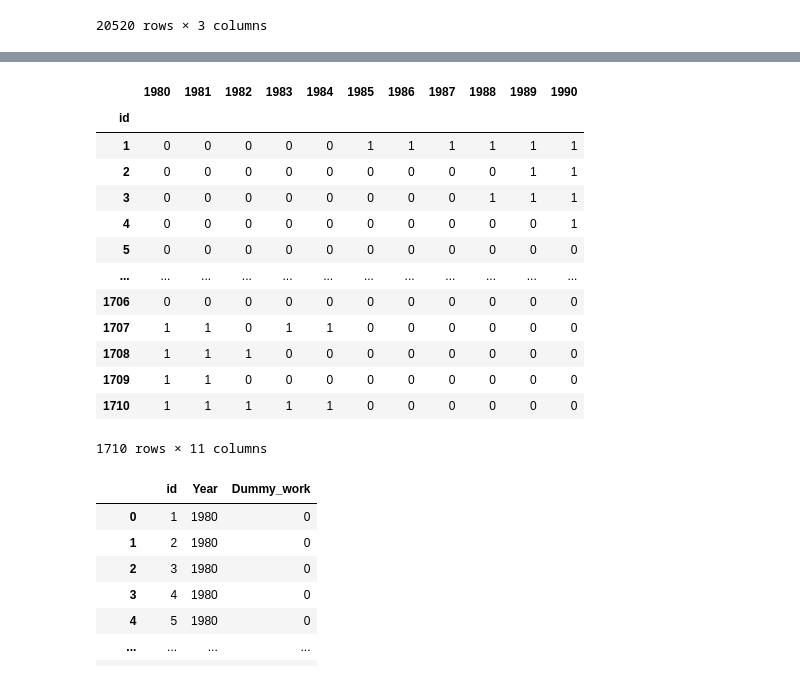
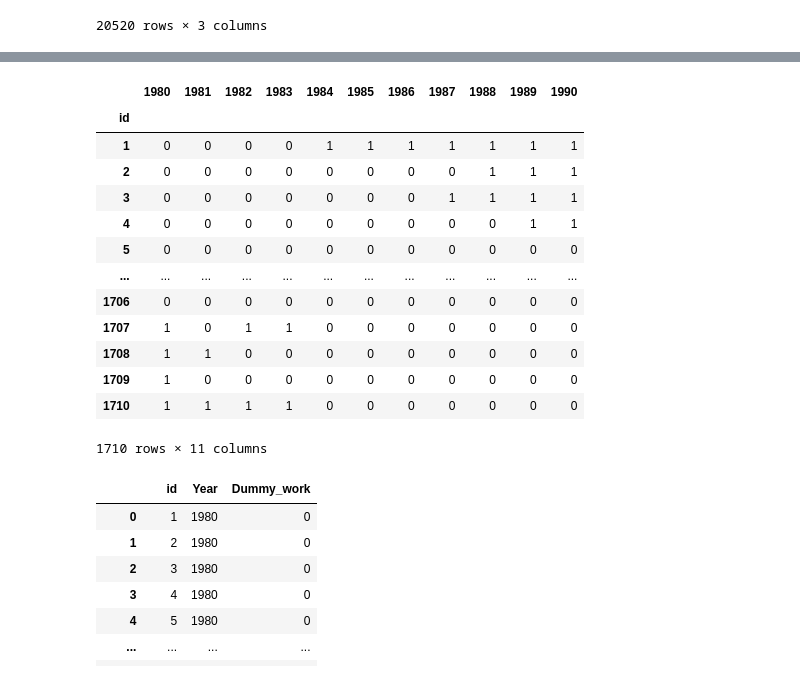
Before and after one commit to fls808/Dynamic-Programming, a Jupyter notebook: Data.ipynb, the cells around one changed output, grey strips where cells are left out. Cells and saved outputs as stored; diff of their text form; code cells hidden in the pictures.

```diff
--- a/Data.ipynb
+++ b/Data.ipynb
@@ -233,20 +252,22 @@ panel_exp
 # %%
-dummy_work = (exp.diff(axis=1).iloc[:, 1:] == 1).astype(int)
+shifted_exp = exp.shift(-1,axis=1)
+
+dummy_work = (shifted_exp.diff(axis=1).iloc[:, 1:] == 1).astype(int)
 dummy_work
 # %% [output]
 |  | 1980 | 1981 | 1982 | 1983 | 1984 | 1985 | 1986 | 1987 | 1988 | 1989 | 1990 |
 | id |  |  |  |  |  |  |  |  |  |  |  |
-| 1 | 0 | 0 | 0 | 0 | 0 | 1 | 1 | 1 | 1 | 1 | 1 |
-| 2 | 0 | 0 | 0 | 0 | 0 | 0 | 0 | 0 | 0 | 1 | 1 |
-| 3 | 0 | 0 | 0 | 0 | 0 | 0 | 0 | 0 | 1 | 1 | 1 |
-| 4 | 0 | 0 | 0 | 0 | 0 | 0 | 0 | 0 | 0 | 0 | 1 |
+| 1 | 0 | 0 | 0 | 0 | 1 | 1 | 1 | 1 | 1 | 1 | 1 |
+| 2 | 0 | 0 | 0 | 0 | 0 | 0 | 0 | 0 | 1 | 1 | 1 |
+| 3 | 0 | 0 | 0 | 0 | 0 | 0 | 0 | 1 | 1 | 1 | 1 |
+| 4 | 0 | 0 | 0 | 0 | 0 | 0 | 0 | 0 | 0 | 1 | 1 |
 | 5 | 0 | 0 | 0 | 0 | 0 | 0 | 0 | 0 | 0 | 0 | 0 |
 | ... | ... | ... | ... | ... | ... | ... | ... | ... | ... | ... | ... |
 | 1706 | 0 | 0 | 0 | 0 | 0 | 0 | 0 | 0 | 0 | 0 | 0 |
-| 1707 | 1 | 1 | 0 | 1 | 1 | 0 | 0 | 0 | 0 | 0 | 0 |
-| 1708 | 1 | 1 | 1 | 0 | 0 | 0 | 0 | 0 | 0 | 0 | 0 |
-| 1709 | 1 | 1 | 0 | 0 | 0 | 0 | 0 | 0 | 0 | 0 | 0 |
-| 1710 | 1 | 1 | 1 | 1 | 1 | 0 | 0 | 0 | 0 | 0 | 0 |
+| 1707 | 1 | 0 | 1 | 1 | 0 | 0 | 0 | 0 | 0 | 0 | 0 |
+| 1708 | 1 | 1 | 0 | 0 | 0 | 0 | 0 | 0 | 0 | 0 | 0 |
+| 1709 | 1 | 0 | 0 | 0 | 0 | 0 | 0 | 0 | 0 | 0 | 0 |
+| 1710 | 1 | 1 | 1 | 1 | 0 | 0 | 0 | 0 | 0 | 0 | 0 |
 1710 rows × 11 columns
 # %%
 dummy_work.index.name = 'id'
```
Also changed, not shown: parts of 8 cells of this notebook, 1 other file.
